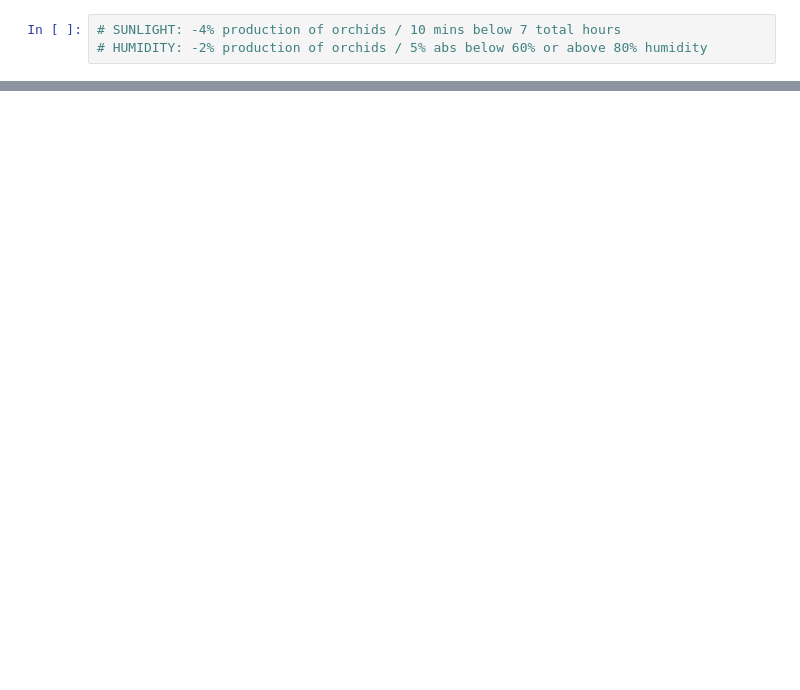
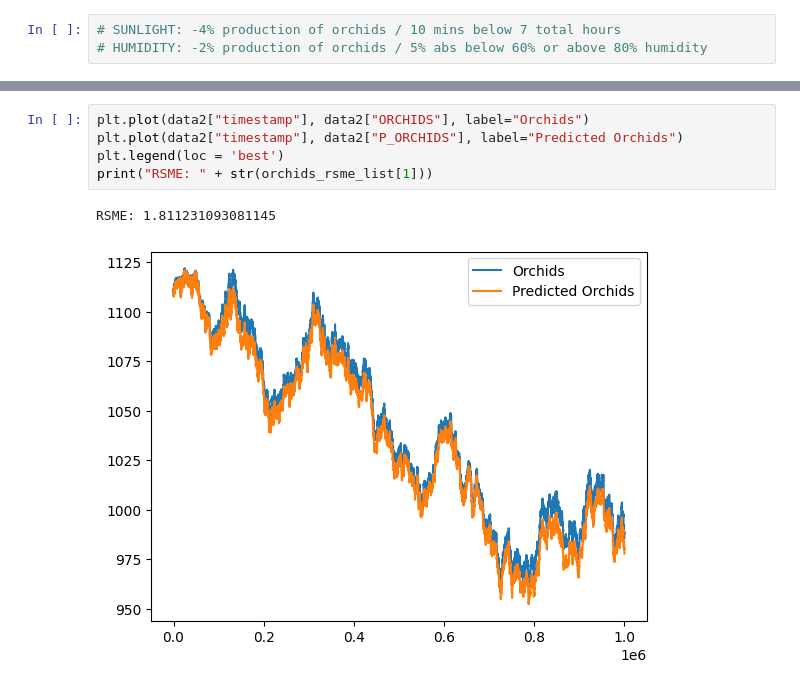
Before and after one commit to timkimneu/IMCProsperityTradingAlgorithm, a Jupyter notebook: round2/sample_data/orchid_analysis.ipynb, the cells around one changed output, grey strips where cells are left out. Cells and saved outputs as stored; diff of their text form; blank space fills up the shorter version.

```diff
--- a/round2/sample_data/orchid_analysis.ipynb
+++ b/round2/sample_data/orchid_analysis.ipynb
@@ -63,0 +75,8 @@ plt.legend(loc = 'best')
+# %%
+plt.plot(data2["timestamp"], data2["ORCHIDS"], label="Orchids")
+plt.plot(data2["timestamp"], data2["P_ORCHIDS"], label="Predicted Orchids")
+plt.legend(loc = 'best')
+print("RSME: " + str(orchids_rsme_list[1]))
+# %% [output]
+RSME: 1.811231093081145
+[figure, added]
```
Also changed, not shown: parts of 4 cells of this notebook.
